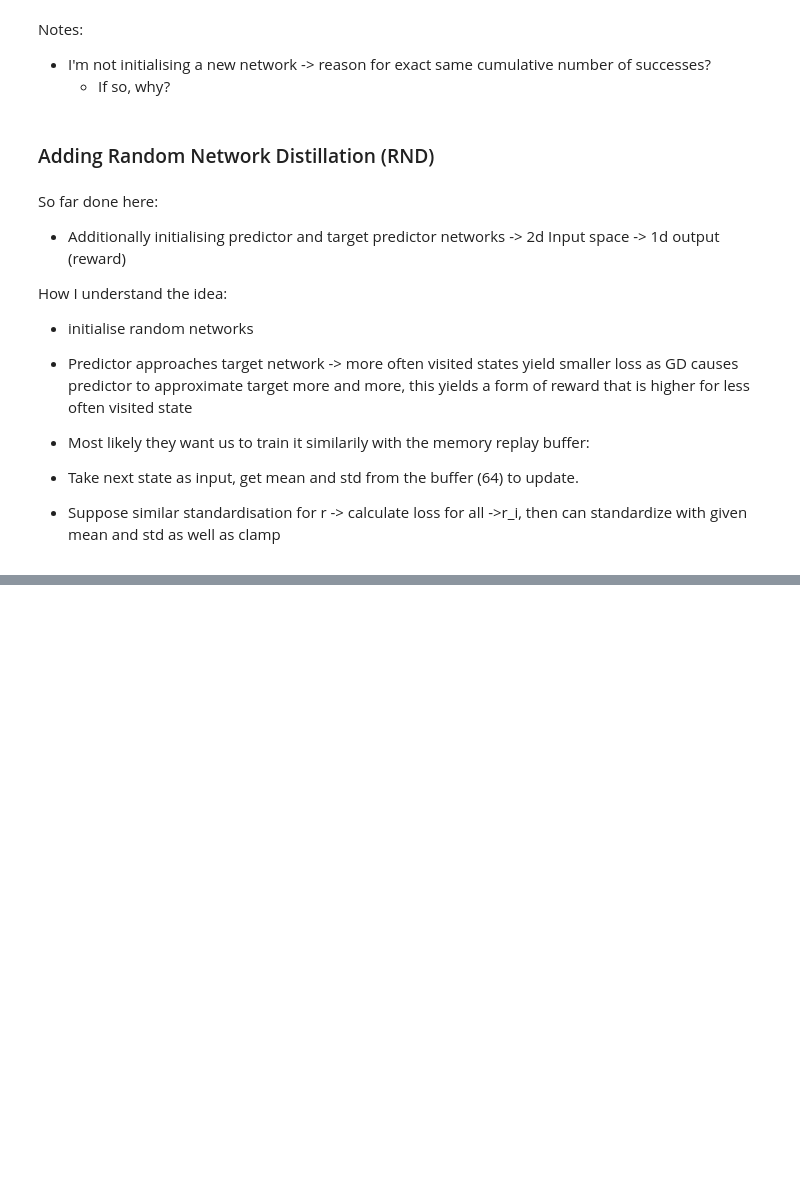
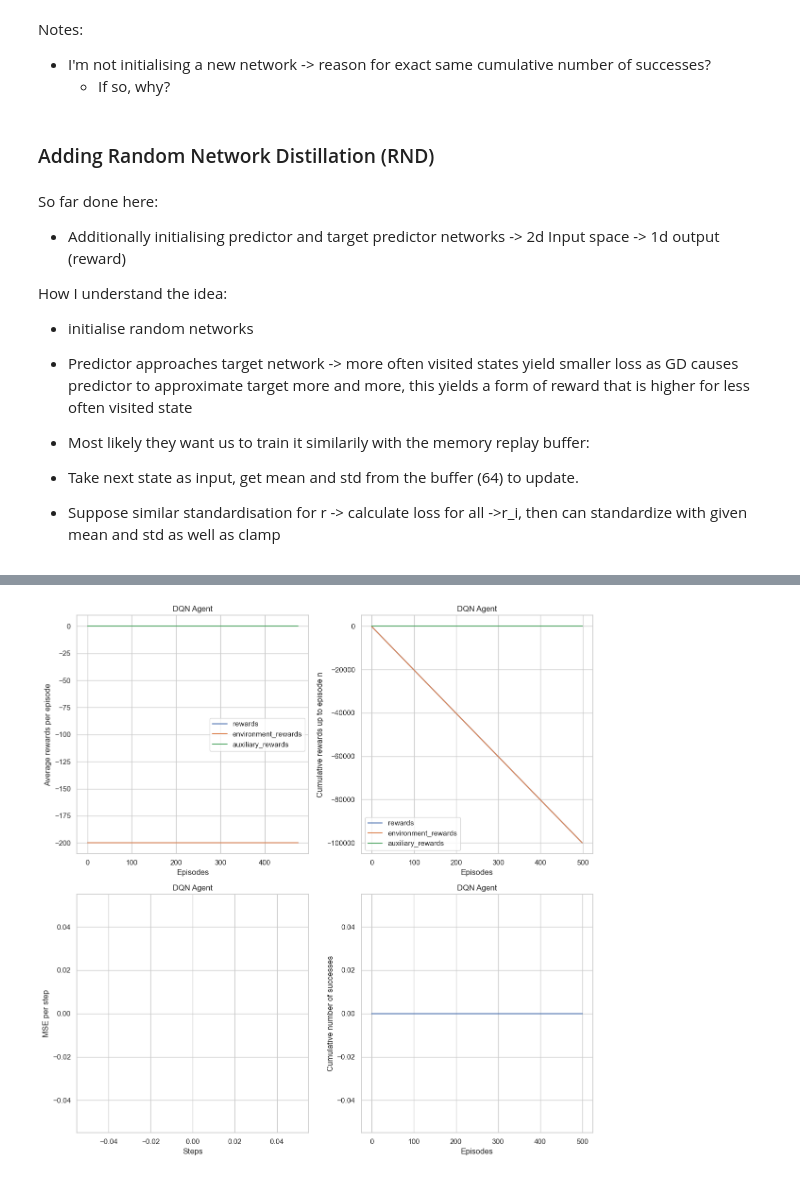
Before and after one commit to LionelSafar/Rolls-Royce-Peak-Plower, a Jupyter notebook: main.ipynb, the cells around one changed output, grey strips where cells are left out. Drawn from its saved outputs; the diff is of its cells as text; code cells hidden in the pictures; blank space fills up the shorter version.

```diff
--- a/main.ipynb
+++ b/main.ipynb
@@ -191,6 +191,8 @@ def run(agent, episodes, max_episode_steps=None, render=False, reward_function=N
             state = next_state
 
             # add rewards and loss
+            if hasattr(agent, 'intrinsic_reward'):
+                auxiliary_reward = agent.intrinsic_reward
             episode_environment_reward += environment_reward
             episode_auxiliary_reward += auxiliary_reward
             episode_reward += reward
@@ -715,3 +796,8 @@ How I understand the idea:
  - Take next state as input, get mean and std from the buffer (64) to update.
 
 - Suppose similar standardisation for r -> calculate loss for all ->r_i, then can standardize with given mean and std as well as clamp
+# %%
+save_name_RND = "RND"
+dqn_agent_RND = DQNAgent_RND(trainable=True, save_name=save_name_RND)
+RND_training_stats = run(dqn_agent_RND, 500)
+rewards_RND = {key: training_stats[key] for key in reward_keys}
@@ -717,0 +857,11 @@ How I understand the idea:
+# %%
+fig, ax = plt.subplots(2,2, figsize=(12, 12))
+
+plot_mean_reward_per_episode(rewards_RND, dqn_agent_1000.__class__.__name__, ax=ax[0, 0])
+plot_cumulative_rewards(rewards_RND, dqn_agent_1000.__class__.__name__, ax=ax[0, 1])
+plot_training_loss(RND_training_stats, dqn_agent_1000.__class__.__name__, ax=ax[1, 0])
+plot_success(RND_training_stats, dqn_agent_1000.__class__.__name__, ax=ax[1, 1])
+
+plt.tight_layout()
+# %% [output]
+[figure, added]
```
Also changed, not shown: parts of 6 cells of this notebook, 1 other file.
